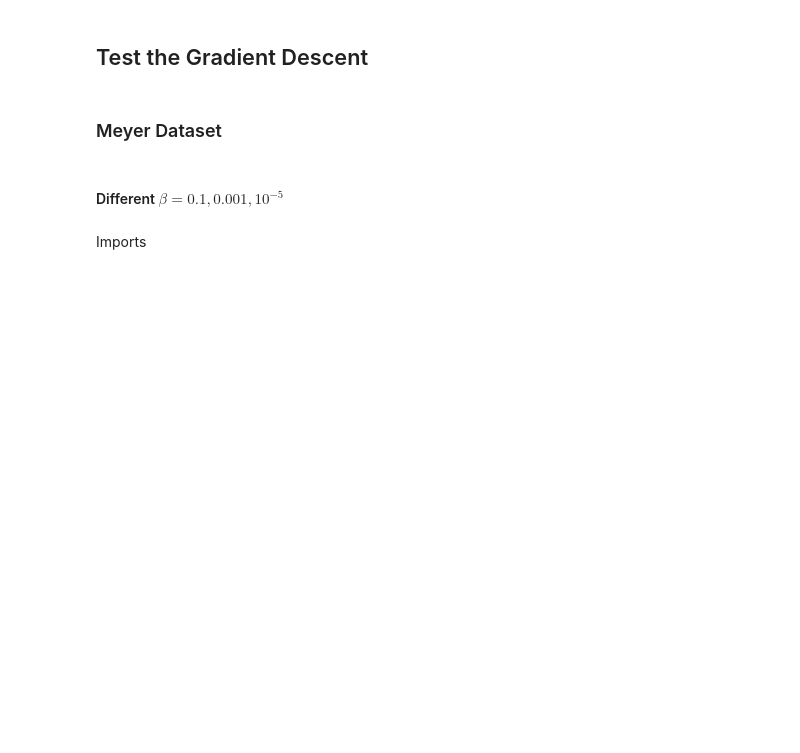
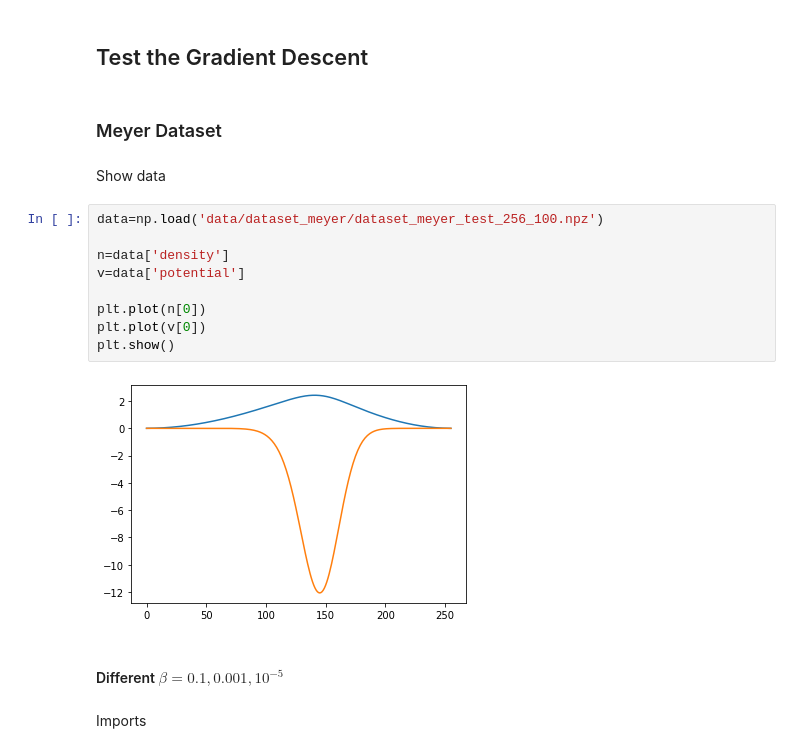
Before and after one commit to emacosta95/dft_autoencoder, a Jupyter notebook: Test.ipynb, the cells around one changed output. Cells and saved outputs as stored; diff of their text form; blank space fills up the shorter version.

```diff
--- a/Test.ipynb
+++ b/Test.ipynb
@@ -149,6 +267,19 @@ tensor(0.0575, dtype=torch.float64) tensor(0.0508, dtype=torch.float64)
 ## Test the Gradient Descent
 # %% [markdown]
 ### Meyer Dataset
+# %% [markdown]
+Show data
+# %%
+data=np.load('data/dataset_meyer/dataset_meyer_test_256_100.npz')
+
+n=data['density']
+v=data['potential']
+
+plt.plot(n[0])
+plt.plot(v[0])
+plt.show()
+# %% [output]
+[figure, added]
 # %% [markdown]
 #### Different $\beta=0.1,0.001,10^{-5}$
 # %% [markdown]
```
Also changed, not shown: parts of 49 cells of this notebook, 8 other files.
